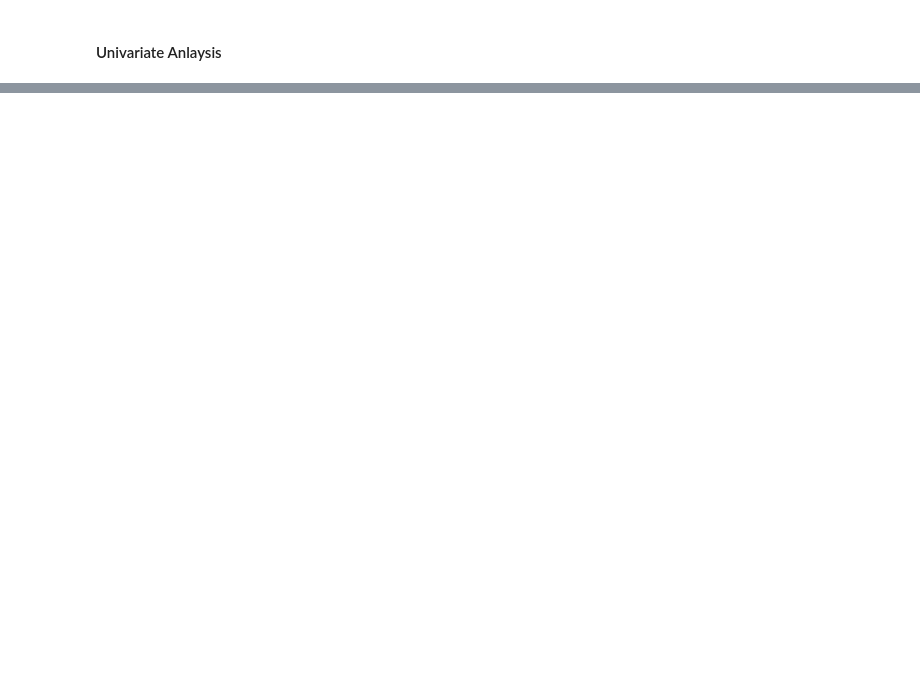
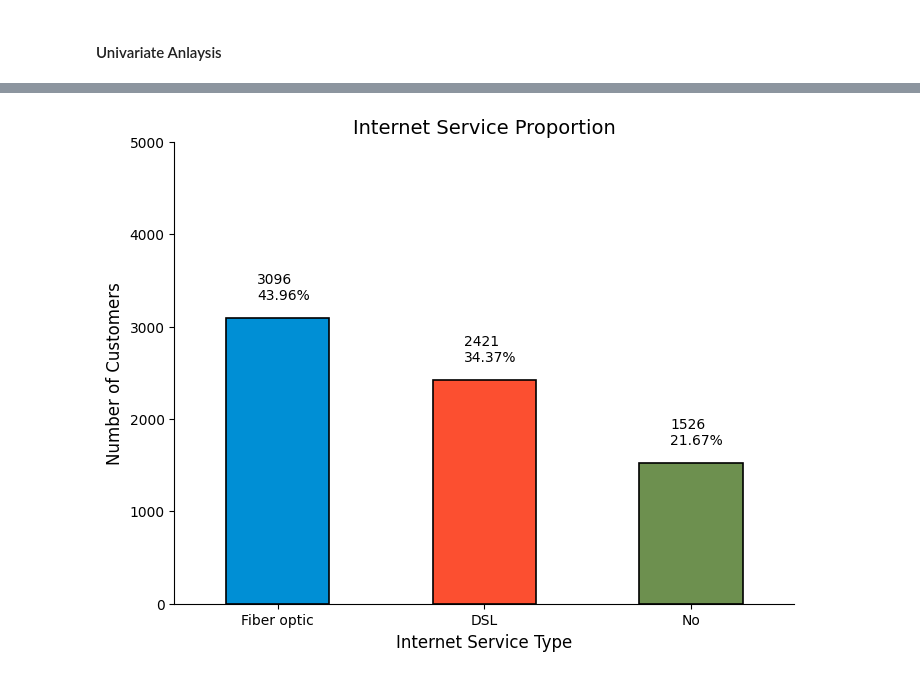
Before and after one commit to Jonasafutu/Career_Accelerator_LP3-Classifcation, a Jupyter notebook: Team Paris LP3 Classification Project.ipynb, the cells around one changed output, grey strips where cells are left out. Drawn from its saved outputs; the diff is of its cells as text; code cells hidden in the pictures; blank space fills up the shorter version.

```diff
--- a/Team Paris LP3 Classification Project.ipynb
+++ b/Team Paris LP3 Classification Project.ipynb
@@ -132,0 +192,28 @@ dtype: int64
+# %%
+# Plotting the proportion of Internet Service Users
+
+internet_service_counts = telco['InternetService'].value_counts()
+labels = ['DSL', 'Fiber optic', 'No']
+colors = ['#008fd5', '#fc4f30','#6d904f']
+explode = (0.03, 0.03, 0.1)
+
+percentages = round(internet_service_counts/internet_service_counts.sum()*100, 2).astype(str) + '%'
+
+ax = internet_service_counts.plot(kind='bar', color=colors, edgecolor='black', linewidth=1.2,
+                                  figsize=(8,6), rot=0)
+ax.set_title('Internet Service Proportion', fontsize=14)
+ax.set_xlabel('Internet Service Type', fontsize=12)
+ax.set_ylabel('Number of Customers', fontsize=12)
+ax.set_ylim(0, 5000)
+
+for i, p in enumerate(ax.patches):
+    width, height = p.get_width(), p.get_height()
+    x, y = p.get_xy()
+    ax.annotate(f'{height}\n{percentages[i]}', (x + 0.15, y + height + 200))
+
+ax.spines['top'].set_visible(False)
+ax.spines['right'].set_visible(False)
+
+plt.show()
+# %% [output]
+[figure, added]
```
Also changed, not shown: parts of 6 cells of this notebook.
